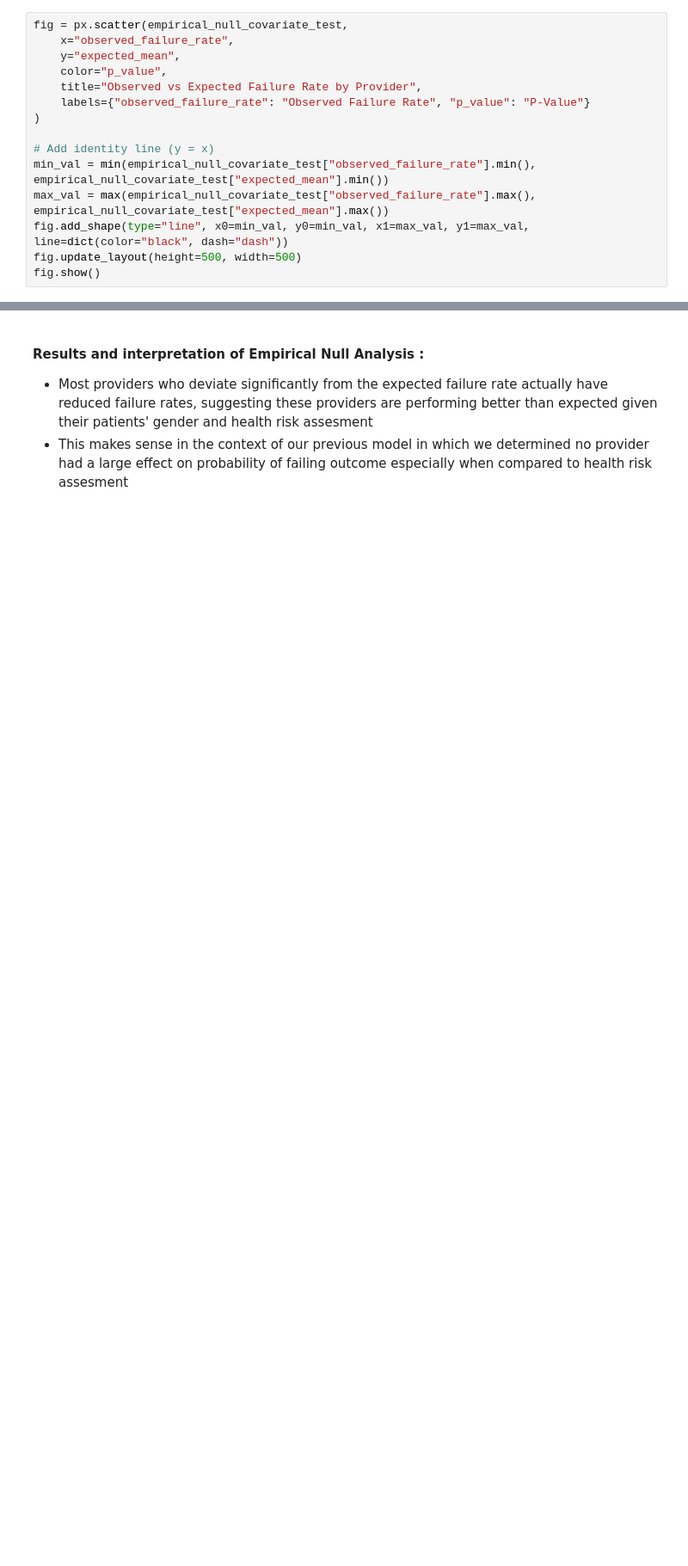
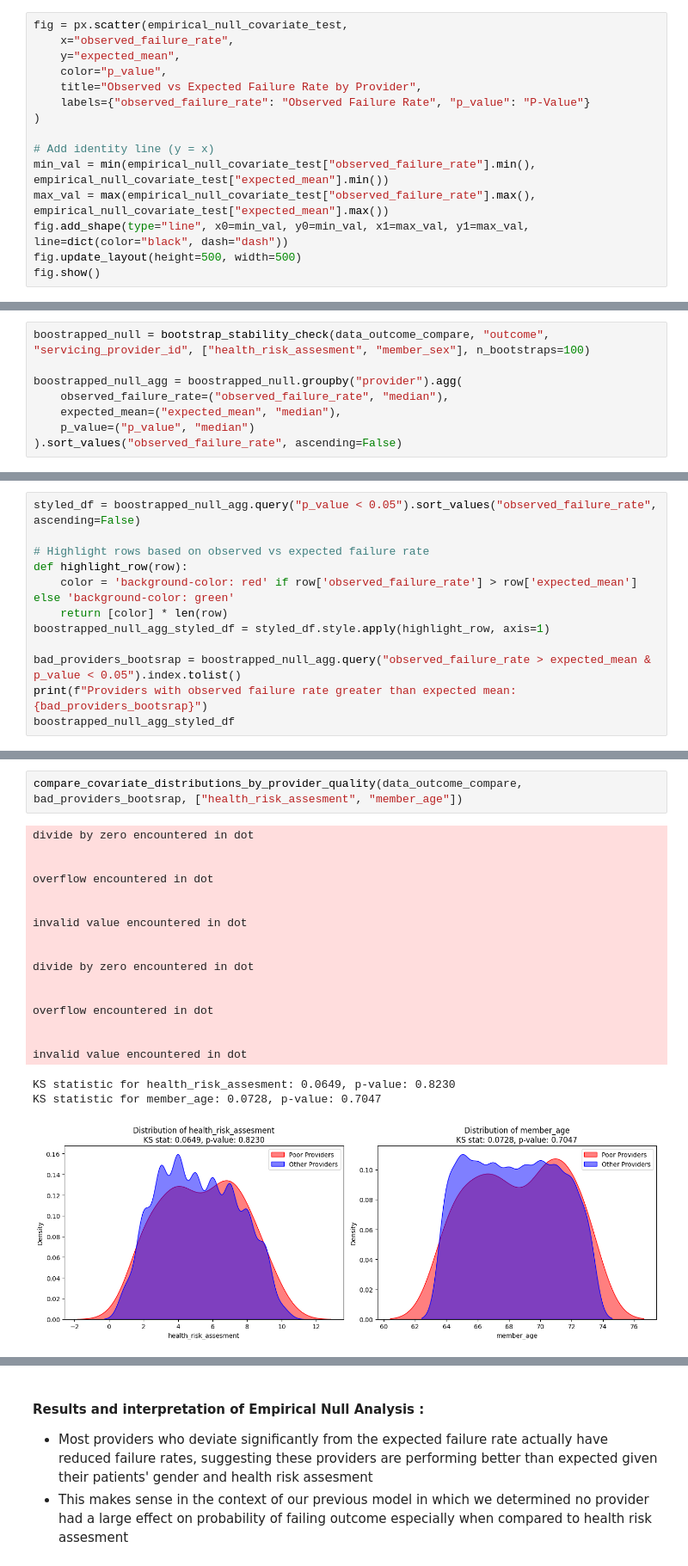
Before and after one commit to lutz-ash43/CloverHealth_AshleyLutz, a Jupyter notebook: analysis_recommendation.ipynb, the cells around one changed output, grey strips where cells are left out. Shown at 86% size. Cells and saved outputs as stored; diff of their text form; blank space fills up the shorter version.

Commit message:
bootstrap

```diff
--- a/analysis_recommendation.ipynb
+++ b/analysis_recommendation.ipynb
@@ -282,0 +279,8 @@ Providers with observed failure rate greater than expected mean: [47, 56]
+# %%
+boostrapped_null = bootstrap_stability_check(data_outcome_compare, "outcome", "servicing_provider_id", ["health_risk_assesment", "member_sex"], n_bootstraps=100)
+
+boostrapped_null_agg = boostrapped_null.groupby("provider").agg(
+    observed_failure_rate=("observed_failure_rate", "median"),
+    expected_mean=("expected_mean", "median"),
+    p_value=("p_value", "median")
+).sort_values("observed_failure_rate", ascending=False)
@@ -282,0 +303,12 @@ Providers with observed failure rate greater than expected mean: [47, 56]
+# %%
+styled_df = boostrapped_null_agg.query("p_value < 0.05").sort_values("observed_failure_rate", ascending=False)
+
+# Highlight rows based on observed vs expected failure rate
+def highlight_row(row):
+    color = 'background-color: red' if row['observed_failure_rate'] > row['expected_mean'] else 'background-color: green'
+    return [color] * len(row)
+boostrapped_null_agg_styled_df = styled_df.style.apply(highlight_row, axis=1)
+
+bad_providers_bootsrap = boostrapped_null_agg.query("observed_failure_rate > expected_mean & p_value < 0.05").index.tolist()
+print(f"Providers with observed failure rate greater than expected mean: {bad_providers_bootsrap}")
+boostrapped_null_agg_styled_df
@@ -282,0 +332,22 @@ Providers with observed failure rate greater than expected mean: [47, 56]
+# %%
+compare_covariate_distributions_by_provider_quality(data_outcome_compare, bad_providers_bootsrap, ["health_risk_assesment", "member_age"])
+# %% [output]
+divide by zero encountered in dot
+
+
+overflow encountered in dot
+
+
+invalid value encountered in dot
+
+
+divide by zero encountered in dot
+
+
+overflow encountered in dot
+
+
+invalid value encountered in dot
+KS statistic for health_risk_assesment: 0.0649, p-value: 0.8230
+KS statistic for member_age: 0.0728, p-value: 0.7047
+[figure, added]
```
Also changed, not shown: parts of 17 cells of this notebook, 2 other files.
